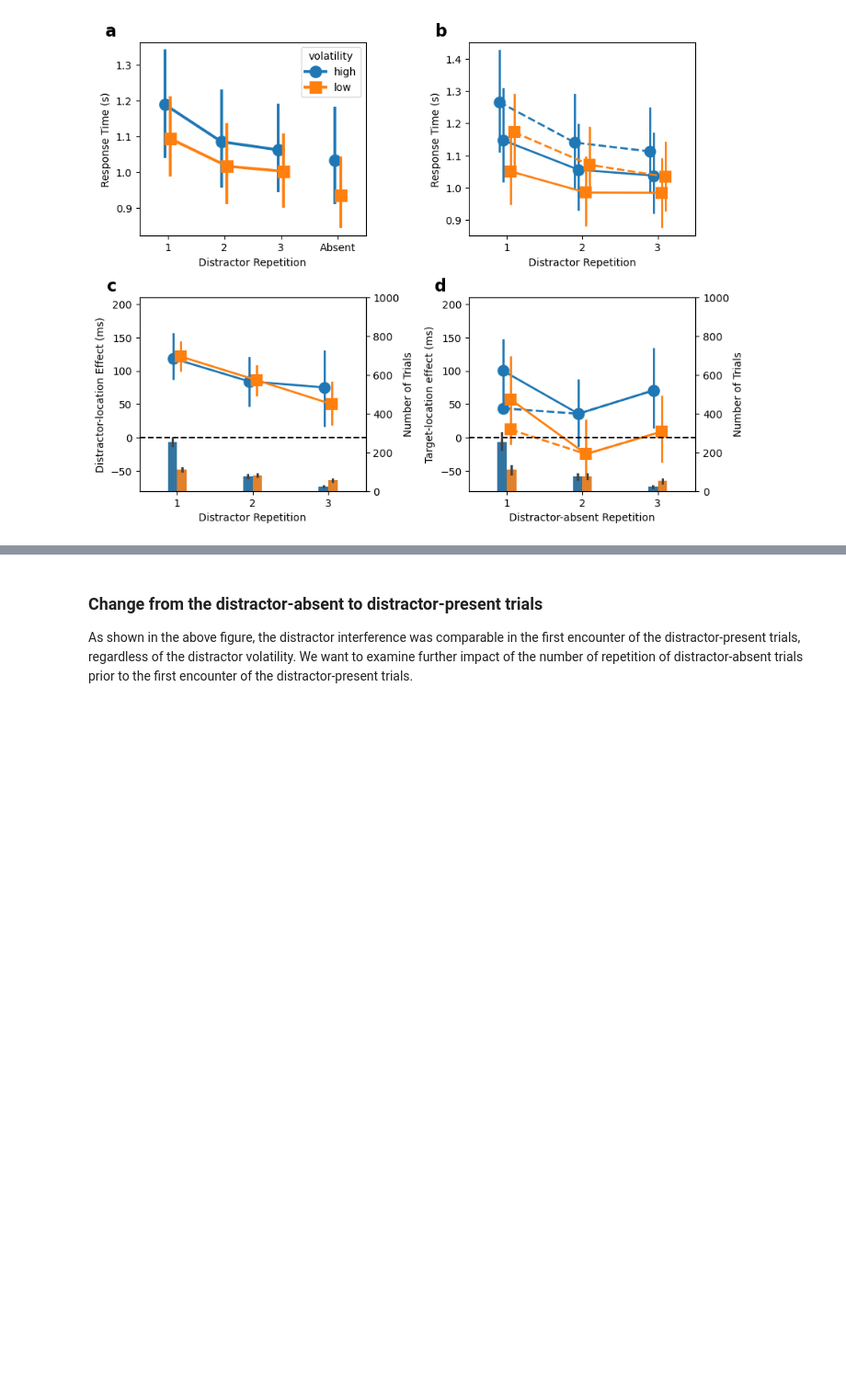
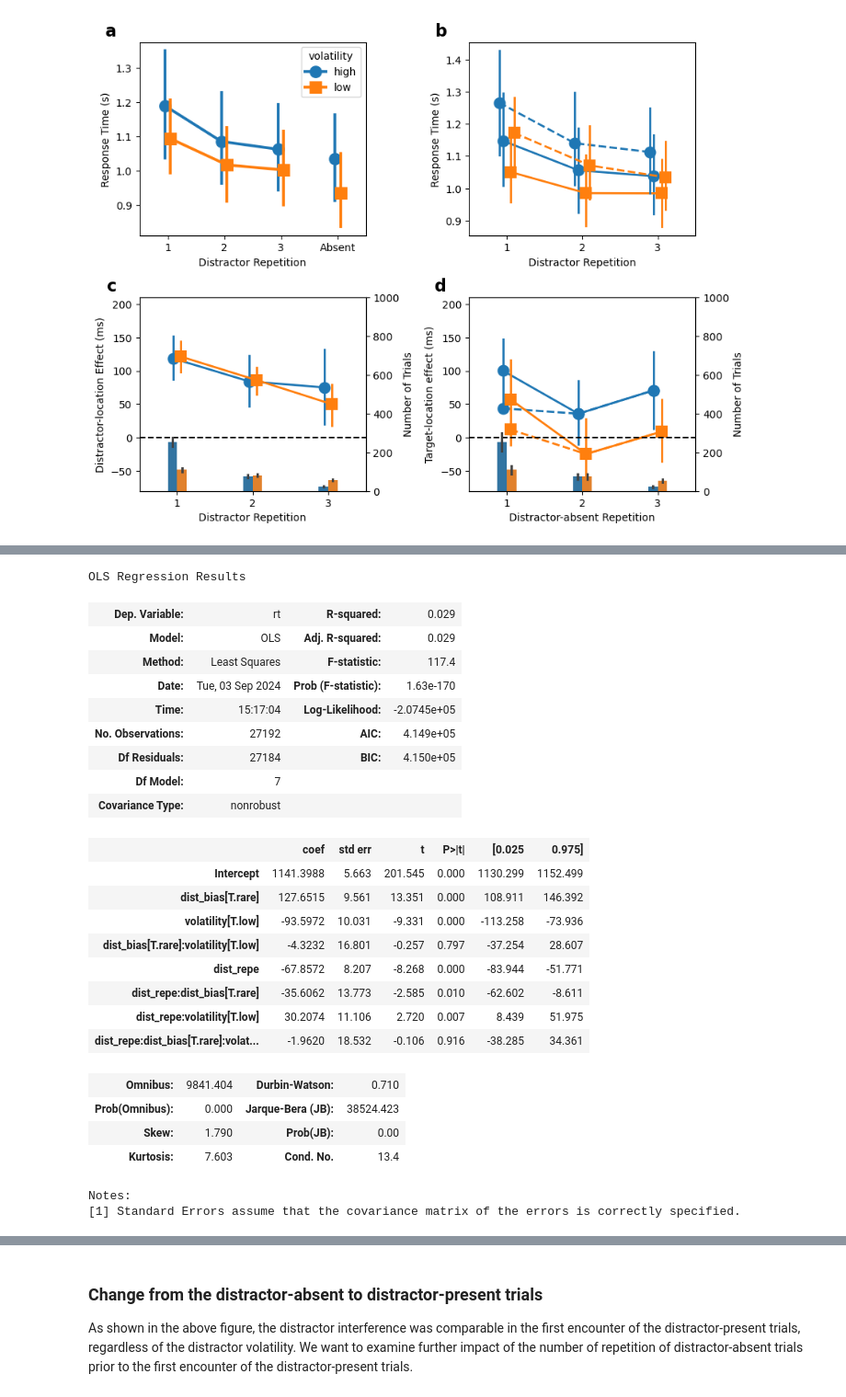
Before and after one commit to msenselab/statistical_learning_with_volatility, a Jupyter notebook: behavior_analysis.ipynb, the cells around one changed output, grey strips where cells are left out. Shown at 92% size. Cells and saved outputs as stored; diff of their text form; code cells hidden in the pictures; blank space fills up the shorter version.

Commit message:
add linear mixed-effects models

```diff
--- a/behavior_analysis.ipynb
+++ b/behavior_analysis.ipynb
@@ -777,0 +784,36 @@ fig.savefig('./figs/fig3.pdf', dpi=300, bbox_inches='tight')
+# %%
+#query data with dist_repe<4 and dist_repe >0, store to data_dp
+data_dp = data.query("dist_repe < 4 and dist_repe >0")
+# to better explain the intercepts, we make dist_repe = dist_repe - 1 (0 for the first repetition)
+data_dp['dist_repe'] = data_dp['dist_repe'] - 1
+data_dp['rt'] = data_dp['rt']*1000 # convert to ms
+# do linear-mixed effect model for the data_dp, with sub as random effect, and dist_rept, dist_bias, volatility as fixed effects
+model = ols('rt ~ dist_repe*dist_bias*volatility', data=data_dp).fit()
+# show the summary of the model
+model.summary()
+# %% [output]
+OLS Regression Results
+| Dep. Variable: | rt | R-squared: | 0.029 |
+| Model: | OLS | Adj. R-squared: | 0.029 |
+| Method: | Least Squares | F-statistic: | 117.4 |
+| Date: | Tue, 03 Sep 2024 | Prob (F-statistic): | 1.63e-170 |
+| Time: | 15:17:04 | Log-Likelihood: | -2.0745e+05 |
+| No. Observations: | 27192 | AIC: | 4.149e+05 |
+| Df Residuals: | 27184 | BIC: | 4.150e+05 |
+| Df Model: | 7 |  |  |
+| Covariance Type: | nonrobust |  |  |
+|  | coef | std err | t | P>|t| | [0.025 | 0.975] |
+| Intercept | 1141.3988 | 5.663 | 201.545 | 0.000 | 1130.299 | 1152.499 |
+| dist_bias[T.rare] | 127.6515 | 9.561 | 13.351 | 0.000 | 108.911 | 146.392 |
+| volatility[T.low] | -93.5972 | 10.031 | -9.331 | 0.000 | -113.258 | -73.936 |
+| dist_bias[T.rare]:volatility[T.low] | -4.3232 | 16.801 | -0.257 | 0.797 | -37.254 | 28.607 |
+| dist_repe | -67.8572 | 8.207 | -8.268 | 0.000 | -83.944 | -51.771 |
+| dist_repe:dist_bias[T.rare] | -35.6062 | 13.773 | -2.585 | 0.010 | -62.602 | -8.611 |
+| dist_repe:volatility[T.low] | 30.2074 | 11.106 | 2.720 | 0.007 | 8.439 | 51.975 |
+| dist_repe:dist_bias[T.rare]:volat... | -1.9620 | 18.532 | -0.106 | 0.916 | -38.285 | 34.361 |
+| Omnibus: | 9841.404 | Durbin-Watson: | 0.710 |
+| Prob(Omnibus): | 0.000 | Jarque-Bera (JB): | 38524.423 |
+| Skew: | 1.790 | Prob(JB): | 0.00 |
+| Kurtosis: | 7.603 | Cond. No. | 13.4 |
+Notes:
+[1] Standard Errors assume that the covariance matrix of the errors is correctly specified.
```
Also changed, not shown: parts of 9 cells of this notebook, 5 other files.
